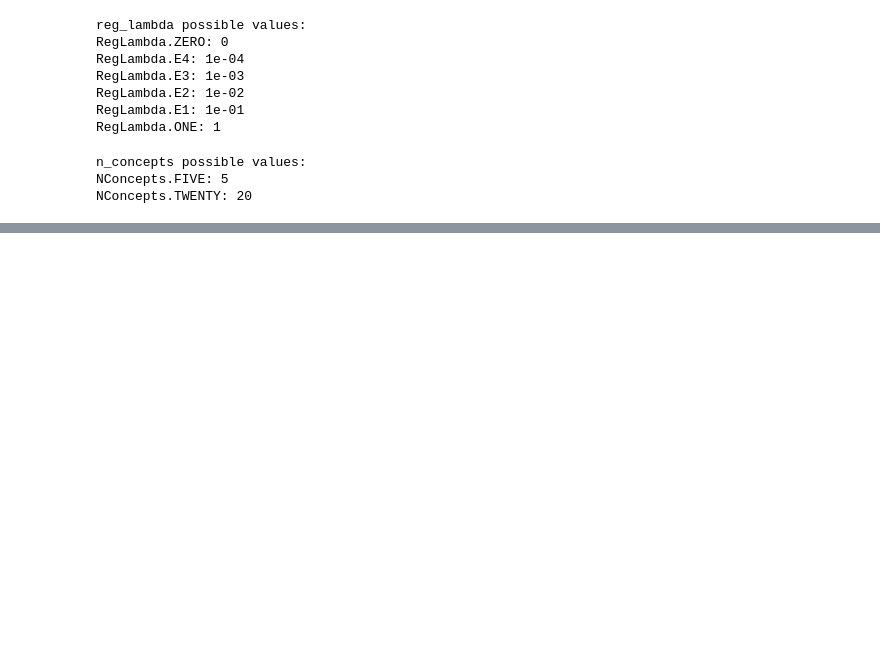
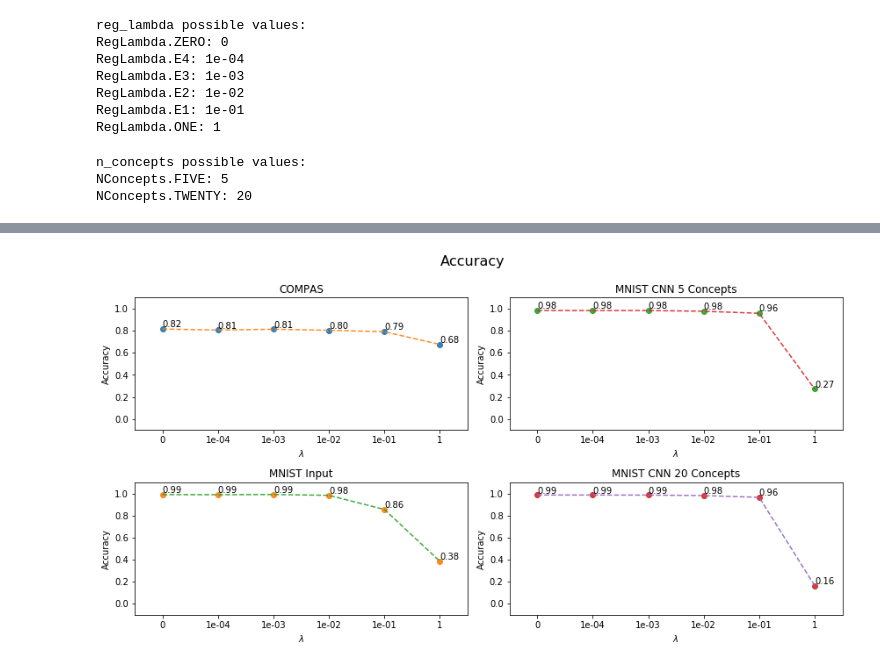
Before and after one commit to ricokoff/FACT-AI, a Jupyter notebook: SENN/Notebook.ipynb, the cells around one changed output, grey strips where cells are left out. Cells and saved outputs as stored; diff of their text form; code cells hidden in the pictures; blank space fills up the shorter version.

```diff
--- a/SENN/Notebook.ipynb
+++ b/SENN/Notebook.ipynb
@@ -75,0 +93,18 @@ Loading MNIST model grad3_Hcnn_Thsimple_Cpts5_Reg0e+00_Sp2e-05_LR0.0002:
+# %%
+#for each model configuration, compute test accuracy and save in dictionaries (takes ~2min)
+compas_accuracy = {}
+mnist_input_accuracy = {}
+mnist_cnn_5concepts_accuracy = {}
+mnist_cnn_20concepts_accuracy = {}
+
+for l in RegLambda:
+    compas_accuracy[l.name] = compas.evaluate(compas_models[l.name], COMPAS_TEST_SET, print_freq=0)
+    mnist_input_accuracy[l.name] = mnist.evaluate(mnist_input_models[l.name], MNIST_TEST_SET, print_freq=0)
+    mnist_cnn_5concepts_accuracy[l.name] = mnist.evaluate(mnist_cnn_5concepts_models[l.name], MNIST_TEST_SET, print_freq=0)
+    mnist_cnn_20concepts_accuracy[l.name] = mnist.evaluate(mnist_cnn_20concepts_models[l.name], MNIST_TEST_SET, print_freq=0)
+# %%
+accuracies = [compas_accuracy, mnist_input_accuracy, mnist_cnn_5concepts_accuracy, mnist_cnn_20concepts_accuracy]
+titles = ["COMPAS", "MNIST Input", "MNIST CNN 5 Concepts", "MNIST CNN 20 Concepts"]
+plot_accuracy_comparison(accuracies, titles)
+# %% [output]
+[figure, added]
```
Also changed, not shown: parts of 23 cells of this notebook, 53 other files.
